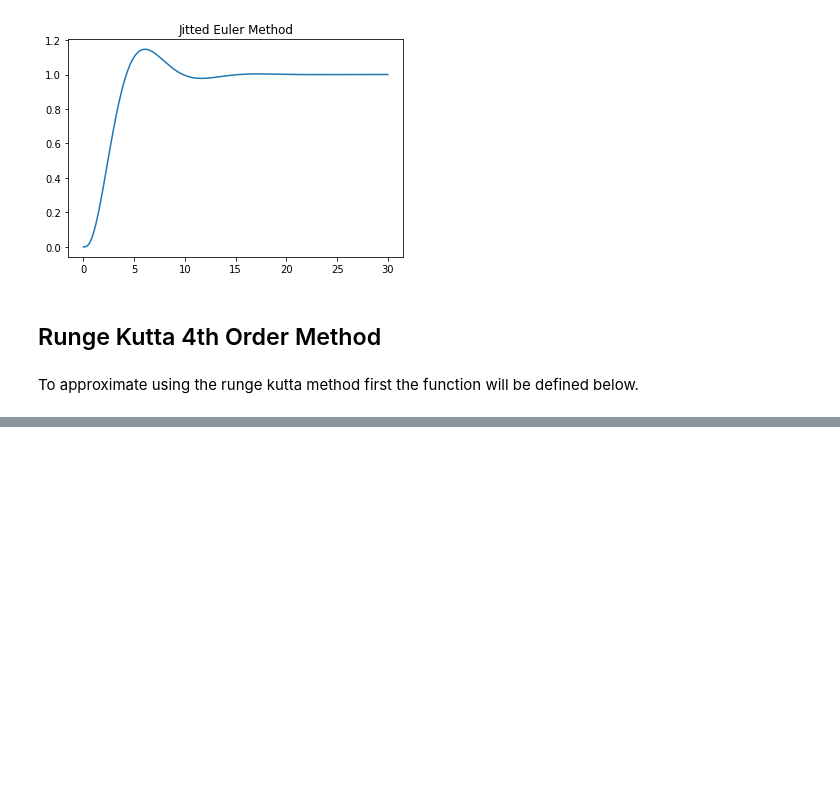
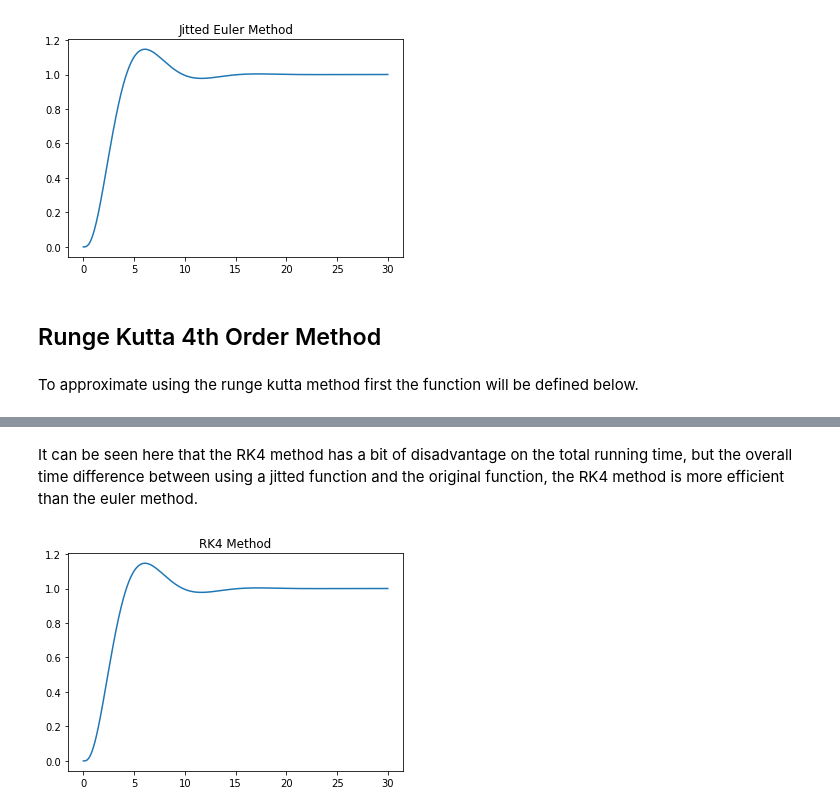
Before and after one commit to Vermillord/KP_Codes, a Jupyter notebook: KP_Notes.ipynb, the cells around one changed output, grey strips where cells are left out. Saved outputs shown, nothing was run; the diff lists cells and outputs as text; code cells hidden in the pictures; blank space fills up the shorter version.

Commit message:
added day 4
error on the output of multi sim euler method

```diff
--- a/KP_Notes.ipynb
+++ b/KP_Notes.ipynb
@@ -499,0 +515,8 @@ array([[2],
+# %%
+# Time test for both methods
+t = np.arange(int(30/0.01))*0.01 # 30 seconds with 0.01 s time-step
+u = np.ones((t.shape[0], 1)) # Step Input
+x0 = np.zeros((3, 1))
+
+%timeit _ = sim_rk4(t, u, x0)
+%timeit _ = sim_rk4_jitted(t, u, x0)
@@ -499,0 +532,11 @@ array([[2],
+# %% [markdown]
+It can be seen here that the RK4 method has a bit of disadvantage on the total running time, but the overall time difference between using a jitted function and the original function, the RK4 method is more efficient than the euler method.
+# %%
+_, result_rk4 = sim_euler(t, u, x0)
+_, result_rk4_jitted = sim_euler_jitted(t, u, x0)
+# %%
+plt.plot(t, result_rk4)
+plt.title("RK4 Method")
+plt.show()
+# %% [output]
+[figure, added]
```
Also changed, not shown: parts of 15 cells of this notebook.
